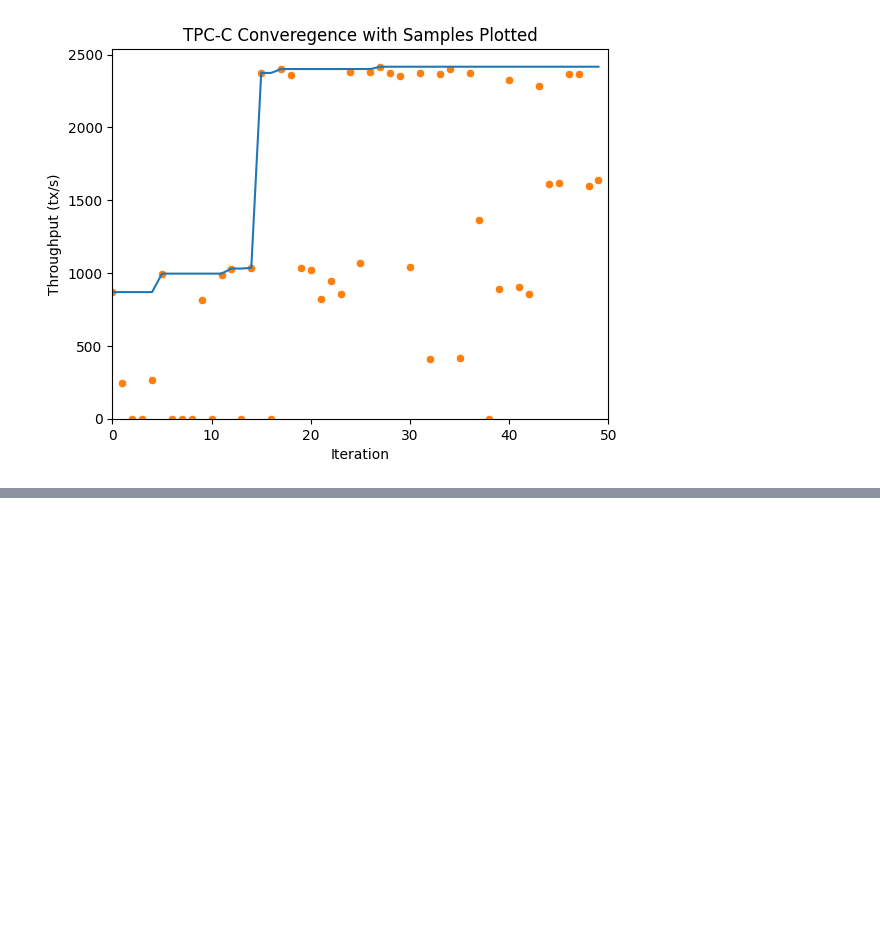
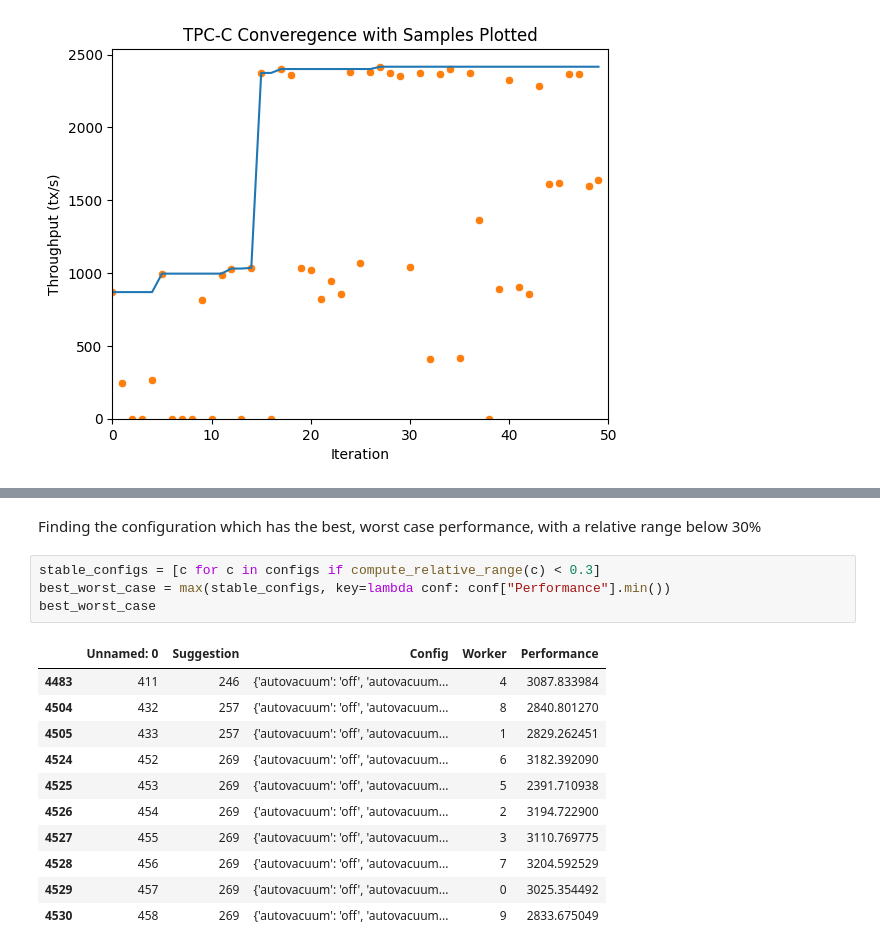
Before and after one commit to uw-mad-dash/TUNA, a Jupyter notebook: sample_configs/sample.ipynb, the cells around one changed output, grey strips where cells are left out. Saved outputs shown, nothing was run; the diff lists cells and outputs as text; blank space fills up the shorter version.

```diff
--- a/sample_configs/sample.ipynb
+++ b/sample_configs/sample.ipynb
@@ -44,0 +88,18 @@ scatter = sns.scatterplot(
+# %% [markdown]
+Finding the configuration which has the best, worst case performance, with a relative range below 30%
+# %%
+stable_configs = [c for c in configs if compute_relative_range(c) < 0.3]
+best_worst_case = max(stable_configs, key=lambda conf: conf["Performance"].min())
+best_worst_case
+# %% [output]
+|  | Unnamed: 0 | Suggestion | Config | Worker | Performance |
+| 4483 | 411 | 246 | {'autovacuum': 'off', 'autovacuum... | 4 | 3087.833984 |
+| 4504 | 432 | 257 | {'autovacuum': 'off', 'autovacuum... | 8 | 2840.801270 |
+| 4505 | 433 | 257 | {'autovacuum': 'off', 'autovacuum... | 1 | 2829.262451 |
+| 4524 | 452 | 269 | {'autovacuum': 'off', 'autovacuum... | 6 | 3182.392090 |
+| 4525 | 453 | 269 | {'autovacuum': 'off', 'autovacuum... | 5 | 2391.710938 |
+| 4526 | 454 | 269 | {'autovacuum': 'off', 'autovacuum... | 2 | 3194.722900 |
+| 4527 | 455 | 269 | {'autovacuum': 'off', 'autovacuum... | 3 | 3110.769775 |
+| 4528 | 456 | 269 | {'autovacuum': 'off', 'autovacuum... | 7 | 3204.592529 |
+| 4529 | 457 | 269 | {'autovacuum': 'off', 'autovacuum... | 0 | 3025.354492 |
+| 4530 | 458 | 269 | {'autovacuum': 'off', 'autovacuum... | 9 | 2833.675049 |
```
Also changed, not shown: parts of 11 cells of this notebook, 22 other files.
